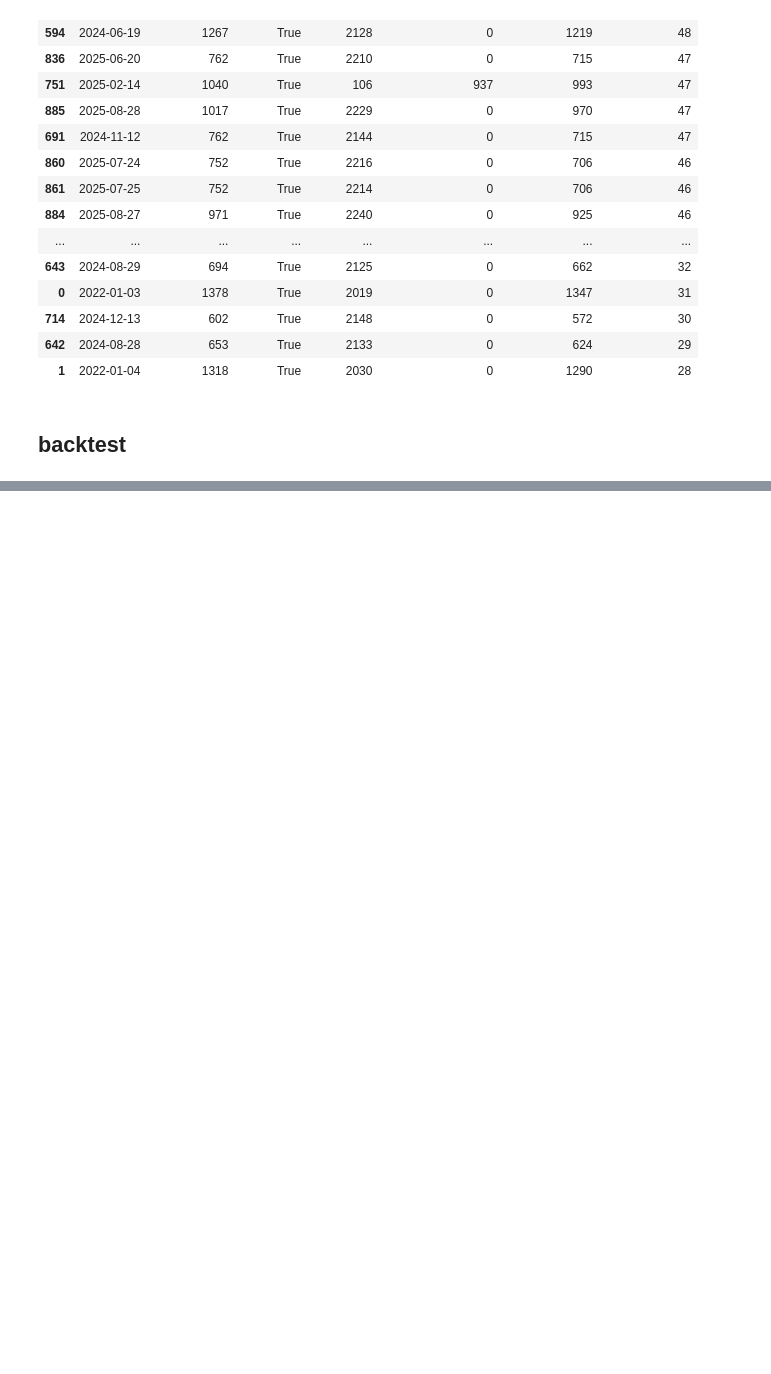
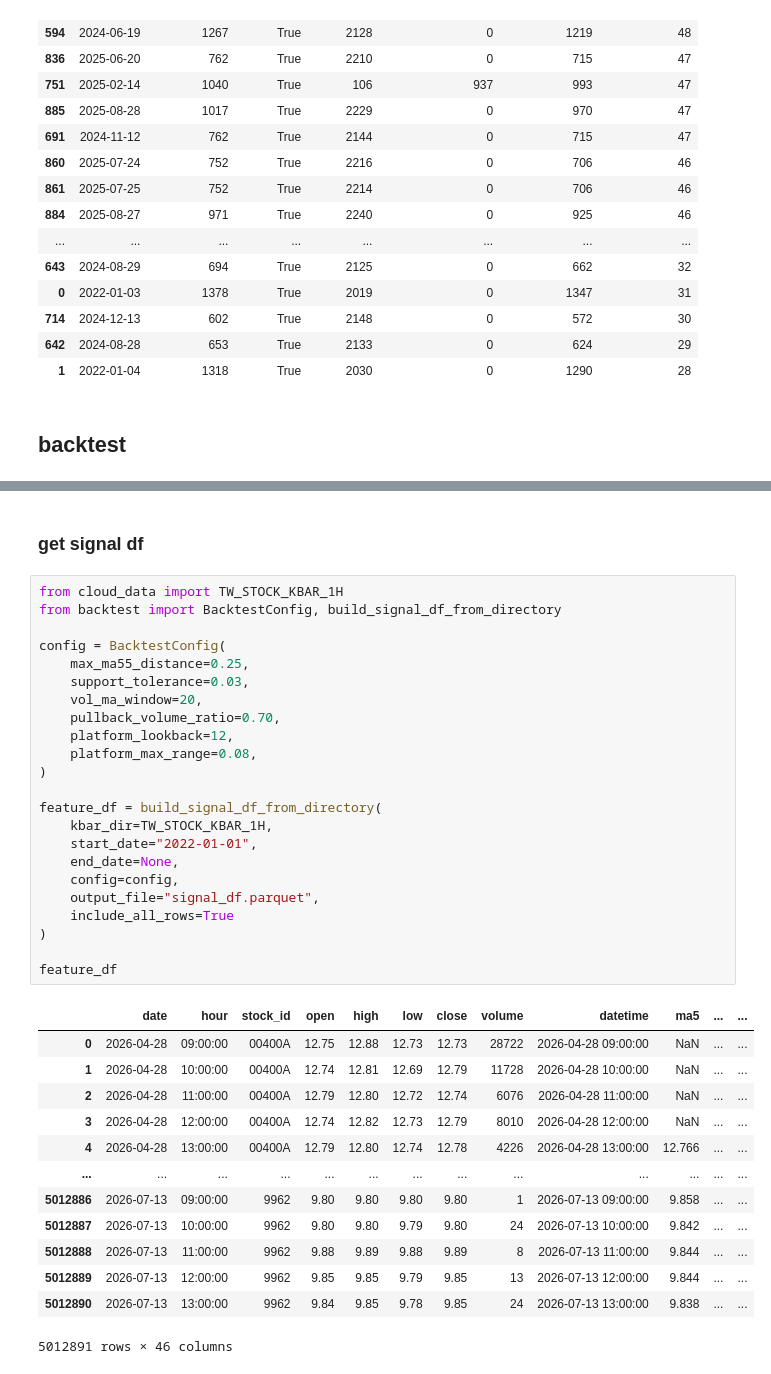
Before and after one commit to Xin95172/Quant, a Jupyter notebook: projects/CTA/學弟策略/main.ipynb, the cells around one changed output, grey strips where cells are left out. Drawn from its saved outputs; the diff is of its cells as text; blank space fills up the shorter version.

```diff
--- a/projects/CTA/學弟策略/main.ipynb
+++ b/projects/CTA/學弟策略/main.ipynb
@@ -386,0 +447,39 @@ Top incomplete full kbar dates:
+# %% [markdown]
+### get signal df
+# %%
+from cloud_data import TW_STOCK_KBAR_1H
+from backtest import BacktestConfig, build_signal_df_from_directory
+
+config = BacktestConfig(
+    max_ma55_distance=0.25,
+    support_tolerance=0.03,
+    vol_ma_window=20,
+    pullback_volume_ratio=0.70,
+    platform_lookback=12,
+    platform_max_range=0.08,
+)
+
+feature_df = build_signal_df_from_directory(
+    kbar_dir=TW_STOCK_KBAR_1H,
+    start_date="2022-01-01",
+    end_date=None,
+    config=config,
+    output_file="signal_df.parquet",
+    include_all_rows=True
+)
+
+feature_df
+# %% [output]
+|  | date | hour | stock_id | open | high | low | close | volume | datetime | ma5 | ... | ... |
+| 0 | 2026-04-28 | 09:00:00 | 00400A | 12.75 | 12.88 | 12.73 | 12.73 | 28722 | 2026-04-28 09:00:00 | NaN | ... | ... |
+| 1 | 2026-04-28 | 10:00:00 | 00400A | 12.74 | 12.81 | 12.69 | 12.79 | 11728 | 2026-04-28 10:00:00 | NaN | ... | ... |
+| 2 | 2026-04-28 | 11:00:00 | 00400A | 12.79 | 12.80 | 12.72 | 12.74 | 6076 | 2026-04-28 11:00:00 | NaN | ... | ... |
+| 3 | 2026-04-28 | 12:00:00 | 00400A | 12.74 | 12.82 | 12.73 | 12.79 | 8010 | 2026-04-28 12:00:00 | NaN | ... | ... |
+| 4 | 2026-04-28 | 13:00:00 | 00400A | 12.79 | 12.80 | 12.74 | 12.78 | 4226 | 2026-04-28 13:00:00 | 12.766 | ... | ... |
+| ... | ... | ... | ... | ... | ... | ... | ... | ... | ... | ... | ... | ... |
+| 5012886 | 2026-07-13 | 09:00:00 | 9962 | 9.80 | 9.80 | 9.80 | 9.80 | 1 | 2026-07-13 09:00:00 | 9.858 | ... | ... |
+| 5012887 | 2026-07-13 | 10:00:00 | 9962 | 9.80 | 9.80 | 9.79 | 9.80 | 24 | 2026-07-13 10:00:00 | 9.842 | ... | ... |
+| 5012888 | 2026-07-13 | 11:00:00 | 9962 | 9.88 | 9.89 | 9.88 | 9.89 | 8 | 2026-07-13 11:00:00 | 9.844 | ... | ... |
+| 5012889 | 2026-07-13 | 12:00:00 | 9962 | 9.85 | 9.85 | 9.79 | 9.85 | 13 | 2026-07-13 12:00:00 | 9.844 | ... | ... |
+| 5012890 | 2026-07-13 | 13:00:00 | 9962 | 9.84 | 9.85 | 9.78 | 9.85 | 24 | 2026-07-13 13:00:00 | 9.838 | ... | ... |
+5012891 rows × 46 columns
```
Also changed, not shown: parts of 9 cells of this notebook, 8 other files.
